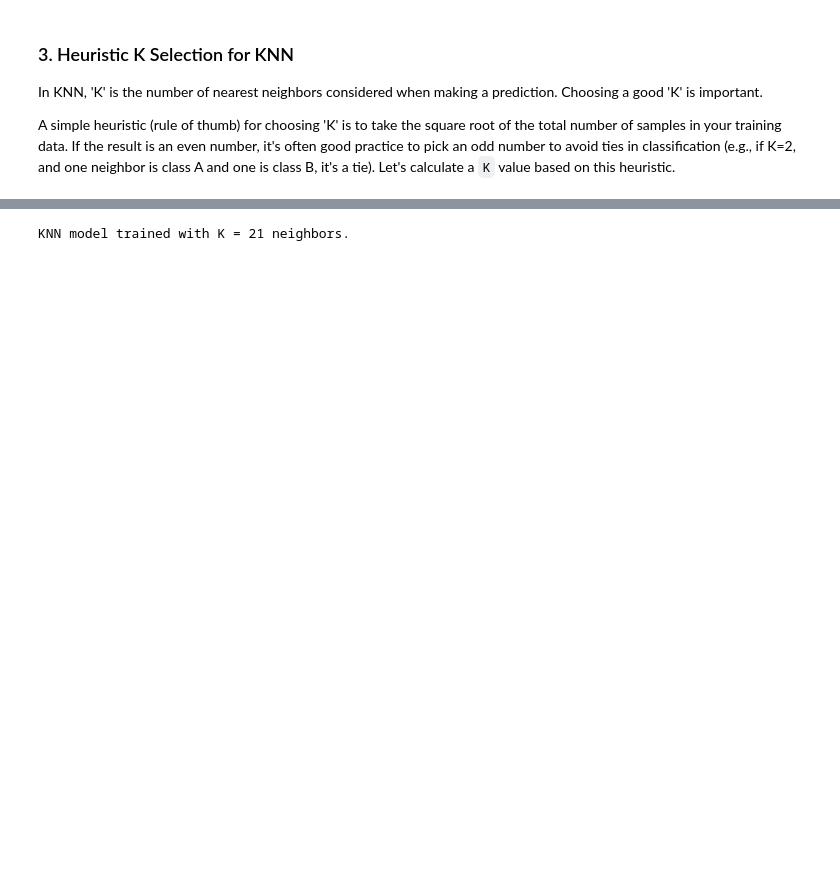
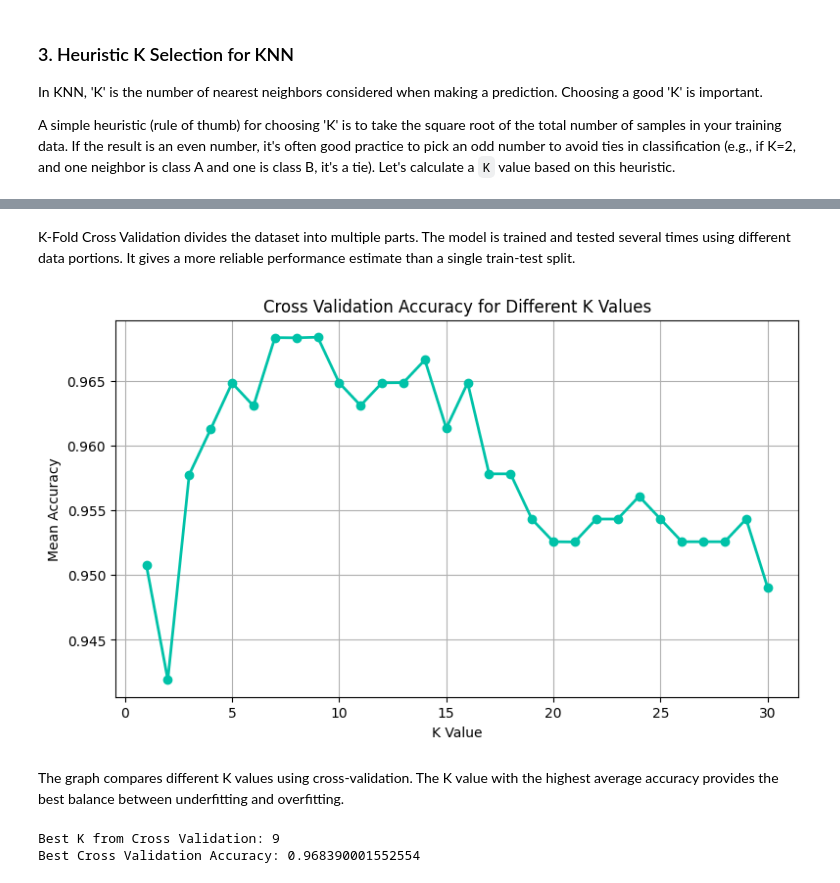
Before and after one commit to an2sh4a/ML-Lab-2547262, a Jupyter notebook: Lab-4/lab-4.ipynb, the cells around one changed output, grey strips where cells are left out. Cells and saved outputs as stored; diff of their text form; code cells hidden in the pictures; blank space fills up the shorter version.

```diff
--- a/Lab-4/lab-4.ipynb
+++ b/Lab-4/lab-4.ipynb
@@ -117,0 +468,18 @@ Heuristic K value (approx. sqrt): 21
+# %%
+# Decision Boundary Mapping
+from sklearn.decomposition import PCA
+
+
+pca = PCA(
+    n_components = 2
+)
+
+
+X_pca = pca.fit_transform(
+    X_scaled
+)
+
+
+print(
+    X_pca.shape
+)
@@ -125,11 +670,61 @@ Now we will initialize our KNN classifier with the chosen `K` value and train it
+# %% [markdown]
+K-Fold Cross Validation divides the dataset into multiple parts. The model is trained and tested several times using different data portions. It gives a more reliable performance estimate than a single train-test split.
+# %%
+plt.figure(
+    figsize=(9,5)
+)
+
+
+plt.plot(
+    list(cv_accuracy.keys()),
+    list(cv_accuracy.values()),
+    marker="o",
+    color="#00C2A8",
+    linewidth=2
+)
+
+
+plt.title(
+    "Cross Validation Accuracy for Different K Values"
+)
+
+
+plt.xlabel(
+    "K Value"
+)
+
+
+plt.ylabel(
+    "Mean Accuracy"
+)
+
+
+plt.grid(True)
+
+
+plt.show()
+# %% [output]
+[figure, added]
+# %% [markdown]
+The graph compares different K values using cross-validation. The K value with the highest average accuracy provides the best balance between underfitting and overfitting.
 # %%
-# Initialize the KNN classifier with our heuristic K.
-knn_model = KNeighborsClassifier(n_neighbors=heuristic_k)
+best_k = max(
+    cv_accuracy,
+    key = cv_accuracy.get
+)
 
-# Train the model using the training data.
-knn_model.fit(X_train, y_train)
 
-print(f"KNN model trained with K = {heuristic_k} neighbors.")
+print(
+    "Best K from Cross Validation:",
+    best_k
+)
+
+
+print(
+    "Best Cross Validation Accuracy:",
+    cv_accuracy[best_k]
+)
 # %% [output]
-KNN model trained with K = 21 neighbors.
+Best K from Cross Validation: 9
+Best Cross Validation Accuracy: 0.968390001552554
 # %% [markdown]
```
Also changed, not shown: parts of 54 cells of this notebook, 5 other files.
